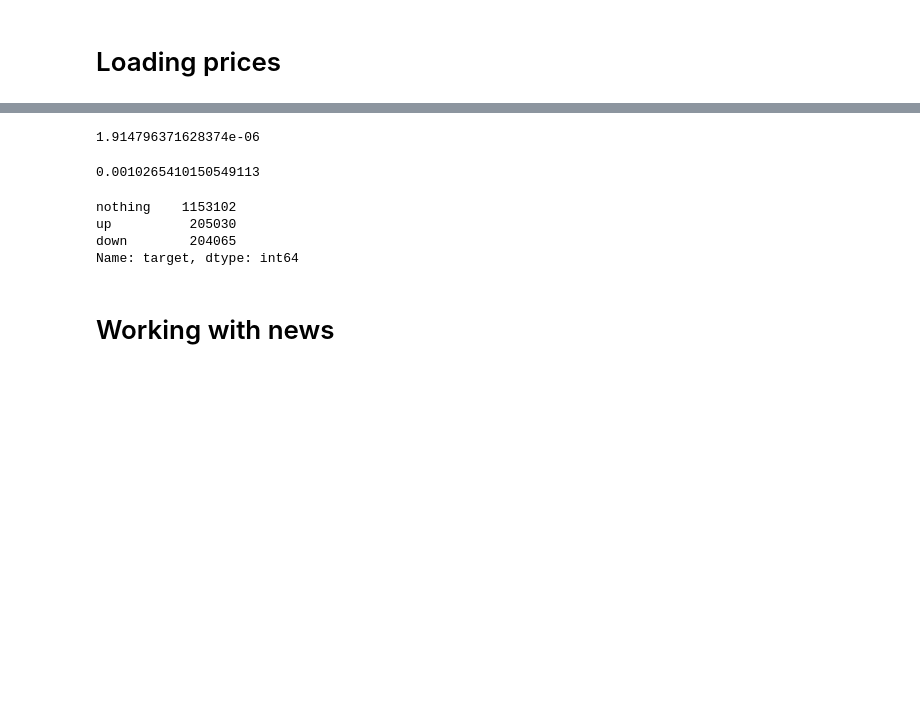
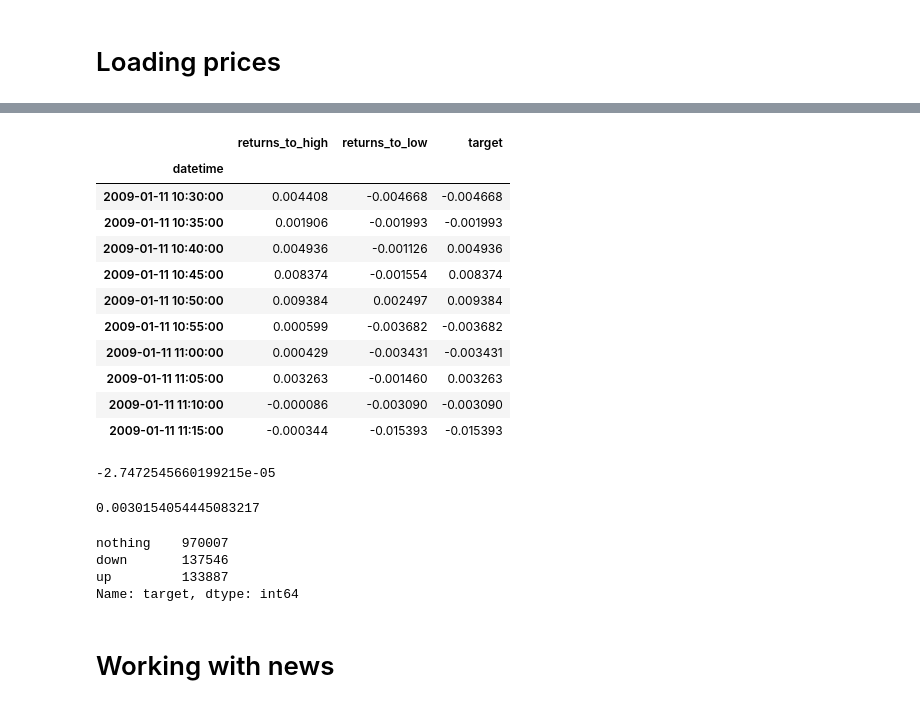
Before and after one commit to Quotermain/sber_stock_analysis, a Jupyter notebook: analysis.ipynb, the cells around one changed output, grey strips where cells are left out. Cells and saved outputs as stored; diff of their text form; code cells hidden in the pictures; blank space fills up the shorter version.

```diff
--- a/analysis.ipynb
+++ b/analysis.ipynb
@@ -147,3 +155,0 @@ plt.show()
-# %%
-data['returns_per_hour'] = data.close.pct_change(periods=1).shift(-1)
-data.head(6)
@@ -169,0 +156,31 @@ data.returns_per_hour.plot()
+# %%
+RESAMPLE_PERIOD = '5min'
+
+close = data.groupby(
+    pd.Grouper(key='datetime', freq=RESAMPLE_PERIOD)
+).mean().close
+
+high = data.groupby(
+    pd.Grouper(key='datetime', freq=RESAMPLE_PERIOD)
+).max().high
+
+low = data.groupby(
+    pd.Grouper(key='datetime', freq=RESAMPLE_PERIOD)
+).min().low
+# %%
+'''
+Создаём отдельный датафрейм с ретёрнами до максимума и до минимума следующей
+свечи, чтобы потом выбрать максимум по модулю. Если максимум по модулю до лоу -
+down, если максимум по модулю до хай - up.
+'''
+
+data = {
+  'returns_to_high': (high.shift(-1) - close) / close,
+  'returns_to_low': (low.shift(-1) - close) / close
+}
+
+returns = pd.DataFrame(
+  data=data, index=close.index
+)
+
+returns.head()
@@ -170,12 +195,35 @@ data.returns_per_hour.plot()
+# %%
+def max_return(x):
+  if x.returns_to_high > abs(x.returns_to_low):
+    return x.returns_to_high
+  else:
+    return x.returns_to_low
+
+returns['target'] = returns.apply(max_return, axis=1)
+
+returns.head(10)
+# %% [output]
+|  | returns_to_high | returns_to_low | target |
+| datetime |  |  |  |
+| 2009-01-11 10:30:00 | 0.004408 | -0.004668 | -0.004668 |
+| 2009-01-11 10:35:00 | 0.001906 | -0.001993 | -0.001993 |
+| 2009-01-11 10:40:00 | 0.004936 | -0.001126 | 0.004936 |
+| 2009-01-11 10:45:00 | 0.008374 | -0.001554 | 0.008374 |
+| 2009-01-11 10:50:00 | 0.009384 | 0.002497 | 0.009384 |
+| 2009-01-11 10:55:00 | 0.000599 | -0.003682 | -0.003682 |
+| 2009-01-11 11:00:00 | 0.000429 | -0.003431 | -0.003431 |
+| 2009-01-11 11:05:00 | 0.003263 | -0.001460 | 0.003263 |
+| 2009-01-11 11:10:00 | -0.000086 | -0.003090 | -0.003090 |
+| 2009-01-11 11:15:00 | -0.000344 | -0.015393 | -0.015393 |
 # %%
-mean_returns = data.returns_per_hour.mean()
+mean_returns = returns.target.mean()
 mean_returns
 # %% [output]
-1.914796371628374e-06
+-2.7472545660199215e-05
 # %%
-std_returns = data.returns_per_hour.std()
+std_returns = returns.target.std()
 std_returns
 # %% [output]
-0.0010265410150549113
+0.0030154054445083217
 # %%
 conditions = [
@@ -189,9 +237,9 @@ data['target'] = np.select(conditions, choices, default='nothing')
 # %%
-data.target.value_counts()
+returns.target.value_counts()
 # %% [output]
-nothing    1153102
-up          205030
-down        204065
+nothing    970007
+down       137546
+up         133887
 Name: target, dtype: int64
 # %% [markdown]
 # Working with news
```
Also changed, not shown: parts of 28 cells of this notebook.
